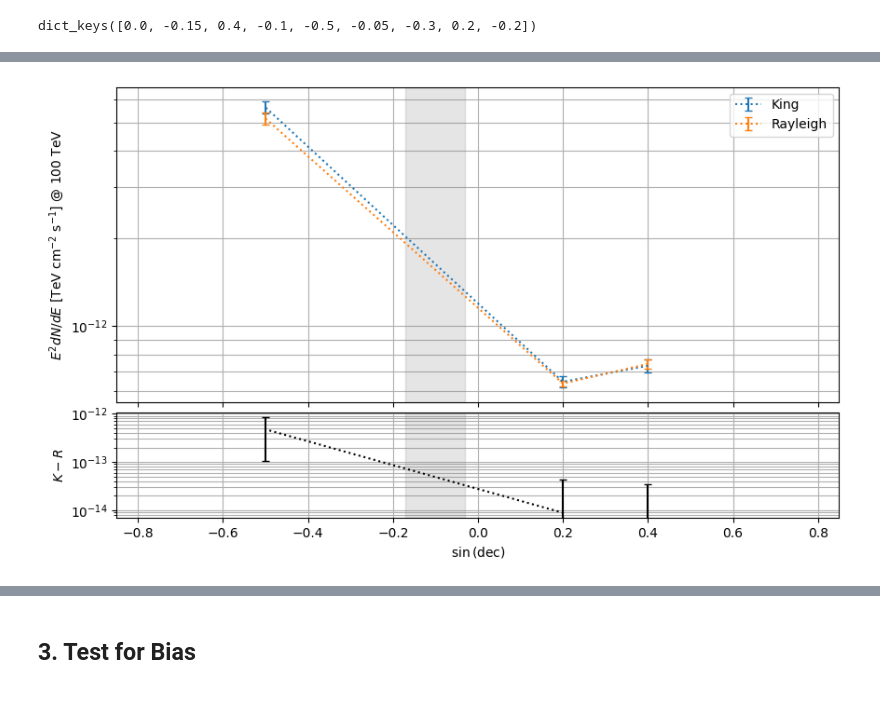
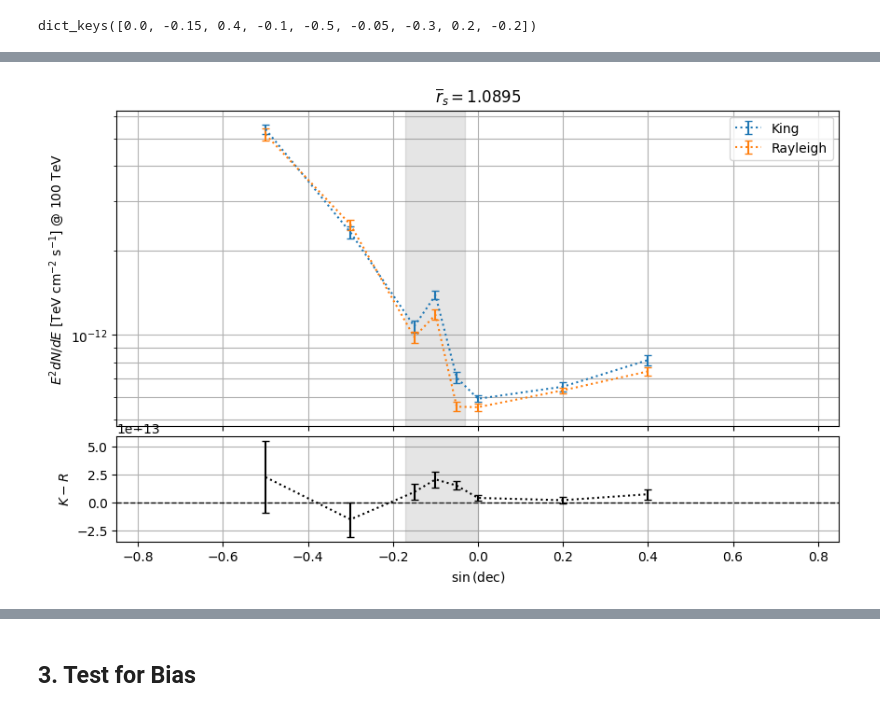
Before and after one commit to ElseSchnabele/kingmaker_fitting_parallization, a Jupyter notebook: likelihood_analysis/notebooks/analyse_king_trials.ipynb, the cells around one changed output, grey strips where cells are left out. Drawn from its saved outputs; the diff is of its cells as text; code cells hidden in the pictures.

```diff
--- a/likelihood_analysis/notebooks/analyse_king_trials.ipynb
+++ b/likelihood_analysis/notebooks/analyse_king_trials.ipynb
@@ -55,8 +59,9 @@ Done.
 # %% [markdown]
 ## Load Background Trials
 # %%
-file_identifier = 'min_count_300_angErr12'
-input_dir = f"/data/user/fkrafft/csky_king_tests/{file_identifier}"
-plot_dir = f"/data/user/fkrafft/csky_king_tests/{file_identifier}/plots"
+file_identifier = 'min_count_150_angErr12_e4floor_fits'
+parent = '/data/user/fkrafft/csky_king_tests/'
+input_dir = os.path.join(parent, f"{file_identifier}")
+plot_dir = os.path.join(parent, f"{file_identifier}/plots")
 target_N = 1000
 sens_calc = True
@@ -66,7 +76,7 @@ os.makedirs(plot_dir, exist_ok=True)
 
 files = glob.glob(os.path.join(input_dir, "*.npy"))
 # %%
-plotting = True
+plotting = False
 data_dict = {}
 
 for f in files:
@@ -261,3 +269,9 @@ else:
             data_dict[sin_dec]["sens"] = sens_data
         else:
             print(f"WARNING: sin_dec={sin_dec} not found in data_dict")
+# %%
+""" with open(os.path.join(plot_dir, 'king_sensitivity.json')) as f:
+    json_sens_dict = json.load(f, parse_int = float)
+    json_sens_dict = {float(k): v for k, v in json_sens_dict.items()}
+for k, v in json_sens_dict.items():
+    data_dict[k]["sens"] = v """
@@ -264,5 +280,5 @@ else:
 # %%
-with open(os.path.join('/data/user/fkrafft/csky_gfu_tests/trials_100k_post2018/plots', 'sensitivity.json')) as f:
+with open(os.path.join('/data/user/fkrafft/csky_gfu_tests/rayleigh_benchmark_100k_19_to_23/plots', 'sensitivity.json')) as f:
     rayleigh_sens_dict = json.load(f, parse_int = float)
     rayleigh_sens_dict = {float(k): v for k, v in rayleigh_sens_dict.items()}
 # %%
@@ -292,6 +288,6 @@ data_dict[0.4]['sens']
 # %%
-#x = sorted(data_dict.keys())
-x = [0.4, 0.2, -0.5]
+x = sorted(data_dict.keys())
+#x = [0.4, 0.2, -0.5]
 
 y = []
 yerr = []
@@ -335,6 +331,9 @@ yerr = np.asarray(yerr)
 rayleigh_y = np.asarray(rayleigh_y)
 rayleigh_yerr = np.asarray(rayleigh_yerr)
 
+#total score metric:
+llh_score = np.mean(y/rayleigh_y)
+
 # relative difference
 absdiff = (y - rayleigh_y)
 
@@ -349,7 +348,7 @@ fig, (ax, ax_diff) = plt.subplots(
     sharex=True,
     gridspec_kw={"height_ratios": [3, 1], "hspace": 0.05},
 )
-
+ax.set_title( r"$\overline{r}_s =$"+ str(llh_score.round(4)))
 # top panel
 ax.set_yscale("log")
 
@@ -375,38 +374,40 @@ ax.errorbar(
     label="Rayleigh",
 )
 
 ax.legend()
+
 ax.set_xlim(-0.85, 0.85)
 
 ax.set_ylabel(r"$E^2 dN/dE$ [TeV cm$^{-2}$ s$^{-1}$] @ 100 TeV")
 ax.grid(which="both", zorder=1)
 
 # bottom panel
+#ax_diff.set_yscale('log')
 ax_diff.axhline(0, color="black", lw=1, ls="--")
 
-ax_diff.axvspan(-0.17, -0.03, color="grey", alpha=0.2, zorder=2)
+ax_diff.axvspan(-0.17, -0.00, color="grey", alpha=0.2, zorder=2)
 
 ax_diff.errorbar(
     x,
     absdiff,
     yerr=absdiff_err,
     ls="dotted",
     capsize=3,
     zorder=3,
-    color = 'black'
+    color = 'black',
+
 )
 
 ax_diff.set_xlabel(r"$\sin{(\mathrm{dec})}$")
 ax_diff.set_ylabel(r"$K - R$")
+ax_diff.grid(which="both", zorder=1)
 
-ax_diff.grid(which="both", zorder=1)
-ax_diff.set_yscale('log')
 outpath = os.path.join(plot_dir, "sensitivity_flux_summary.png")
 
 plt.savefig(outpath, dpi=200, bbox_inches="tight")
 plt.show()
 # %% [output]
-[figure, old version]
+[figure, new version]
 # %%
 print(y)
 print(rayleigh_y)
```
Also changed, not shown: parts of 24 cells of this notebook, 8 other files.
